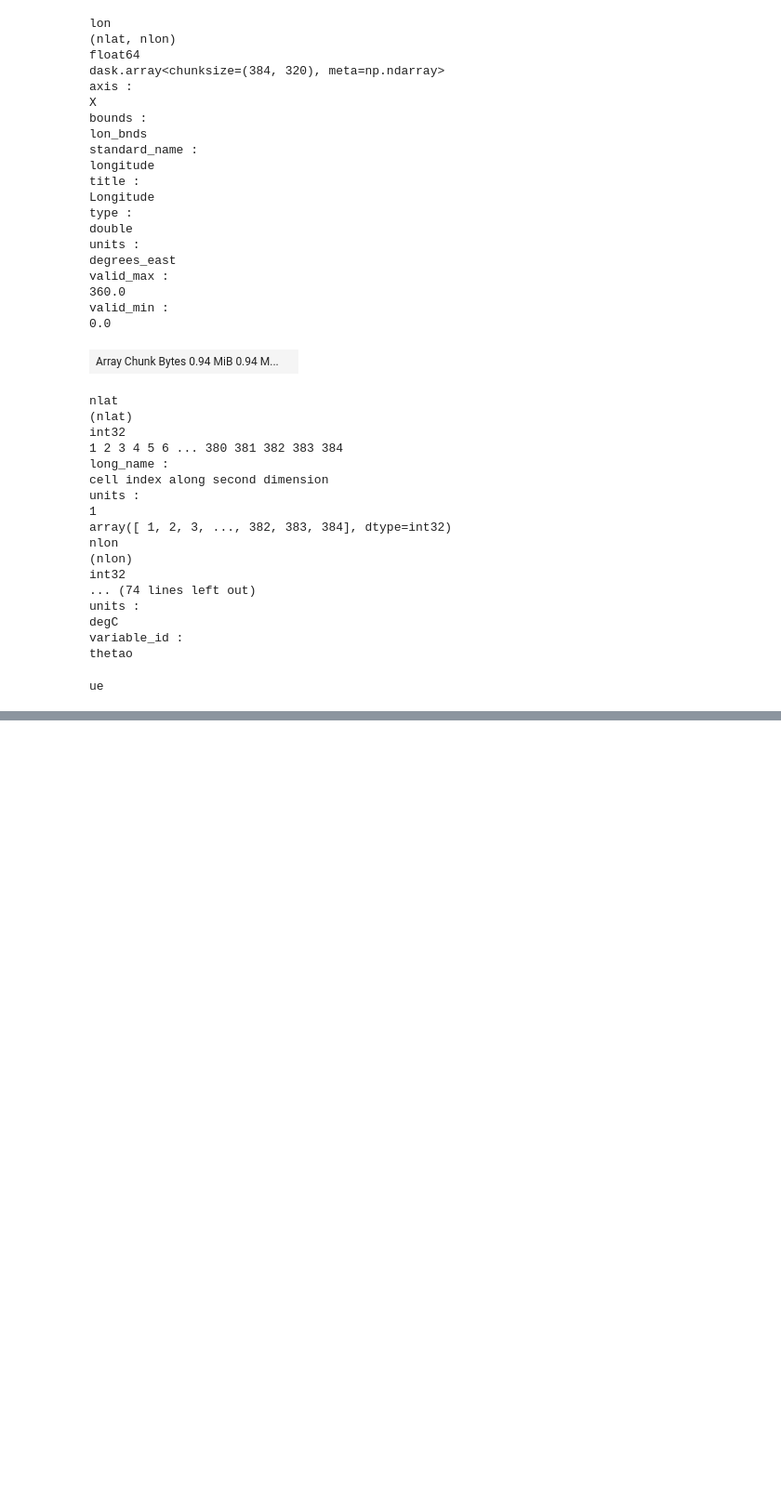
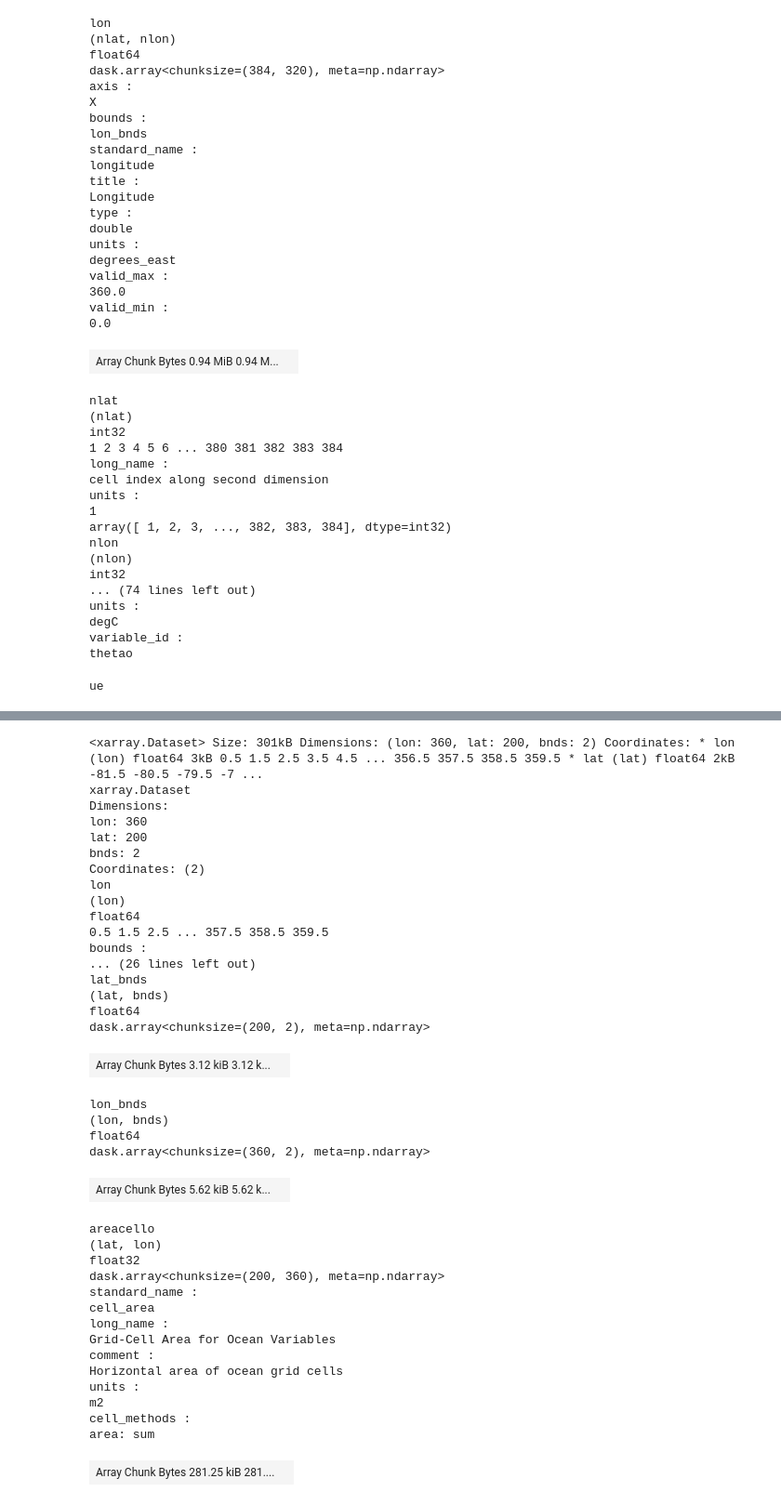
Before and after one commit to shunzi-work/SouthernOceanPolynya, a Jupyter notebook: MLDPlot.ipynb, the cells around one changed output, grey strips where cells are left out. Shown at 93% size. Saved outputs shown, nothing was run; the diff lists cells and outputs as text; code cells hidden in the pictures; blank space fills up the shorter version.

```diff
--- a/MLDPlot.ipynb
+++ b/MLDPlot.ipynb
@@ -708,0 +964,41 @@ def check_lev_unit(levname, da):
+# %%
+read_areacello('../../data/CMIP6/', 'KIOST-ESM', 'areacello')
+# %% [output]
+<xarray.Dataset> Size: 301kB Dimensions: (lon: 360, lat: 200, bnds: 2) Coordinates: * lon (lon) float64 3kB 0.5 1.5 2.5 3.5 4.5 ... 356.5 357.5 358.5 359.5 * lat (lat) float64 2kB -81.5 -80.5 -79.5 -7 ...
+xarray.Dataset
+Dimensions:
+lon: 360
+lat: 200
+bnds: 2
+Coordinates: (2)
+lon
+(lon)
+float64
+0.5 1.5 2.5 ... 357.5 358.5 359.5
+bounds :
+... (26 lines left out)
+lat_bnds
+(lat, bnds)
+float64
+dask.array<chunksize=(200, 2), meta=np.ndarray>
+| Array Chunk Bytes 3.12 kiB 3.12 k... |  |
+lon_bnds
+(lon, bnds)
+float64
+dask.array<chunksize=(360, 2), meta=np.ndarray>
+| Array Chunk Bytes 5.62 kiB 5.62 k... |  |
+areacello
+(lat, lon)
+float32
+dask.array<chunksize=(200, 360), meta=np.ndarray>
+standard_name :
+cell_area
+long_name :
+Grid-Cell Area for Ocean Variables
+comment :
+Horizontal area of ocean grid cells
+units :
+m2
+cell_methods :
+area: sum
+| Array Chunk Bytes 281.25 kiB 281.... |  |
```
Also changed, not shown: parts of 27 cells of this notebook, 11 other files.
